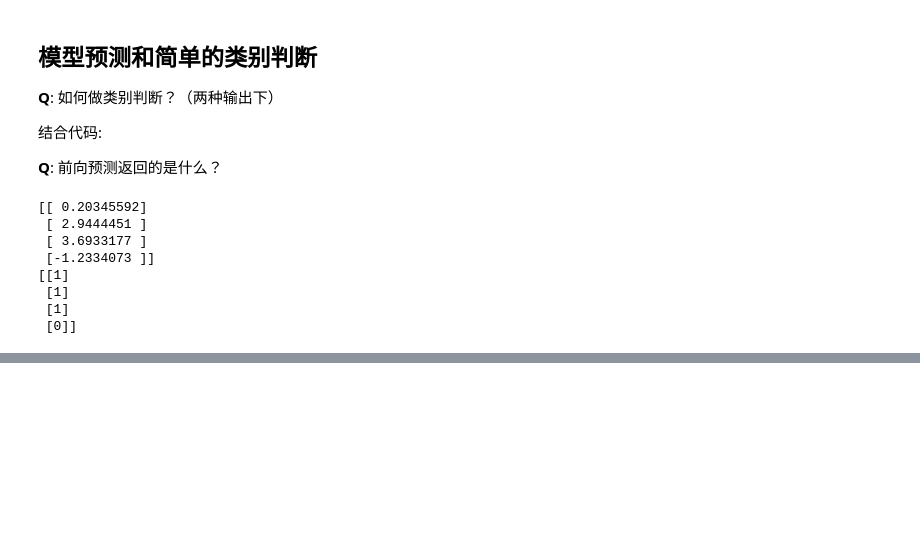
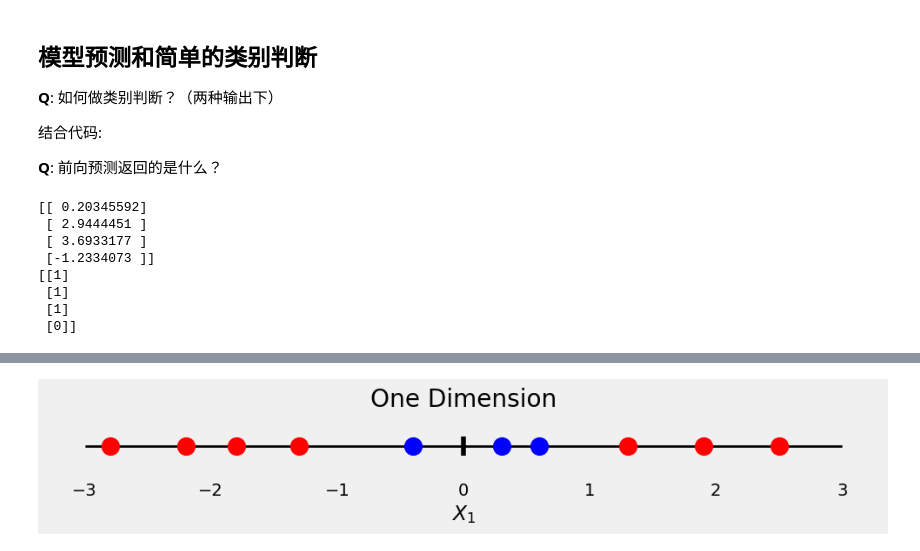
Before and after one commit to jhonprice/PyTorchStepByStep, a Jupyter notebook: runtest/ch03.ipynb, the cells around one changed output, grey strips where cells are left out. Saved outputs shown, nothing was run; the diff lists cells and outputs as text; code cells hidden in the pictures; blank space fills up the shorter version.

```diff
--- a/runtest/ch03.ipynb
+++ b/runtest/ch03.ipynb
@@ -478,0 +522,9 @@ print(classess)
+# %%
+# 可视化一维数据的情况
+
+x = np.array([-2.8, -2.2, -1.8, -1.3, -.4, 0.3, 0.6, 1.3, 1.9, 2.5])
+y = np.array([0., 0., 0., 0., 1., 1., 1., 0., 0., 0.])
+
+fig = one_dimension(x, y)
+# %% [output]
+[figure, added]
```
Also changed, not shown: parts of 40 cells of this notebook.
